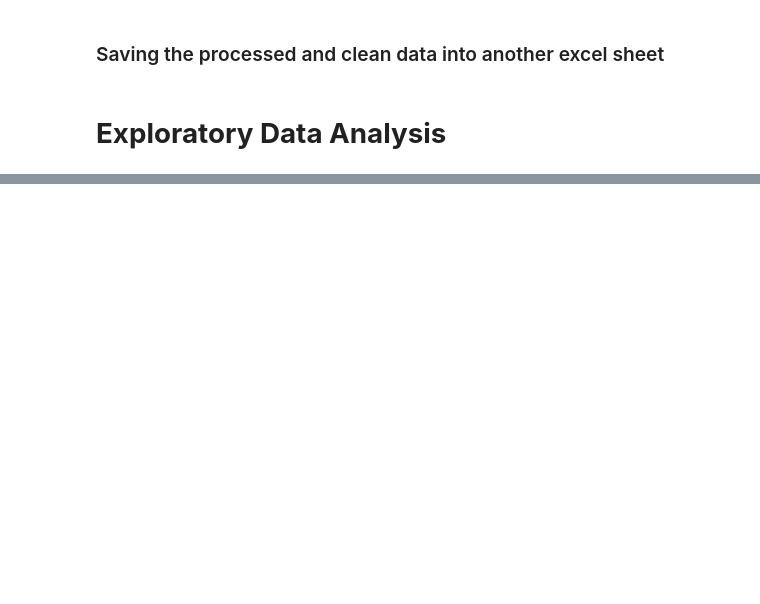
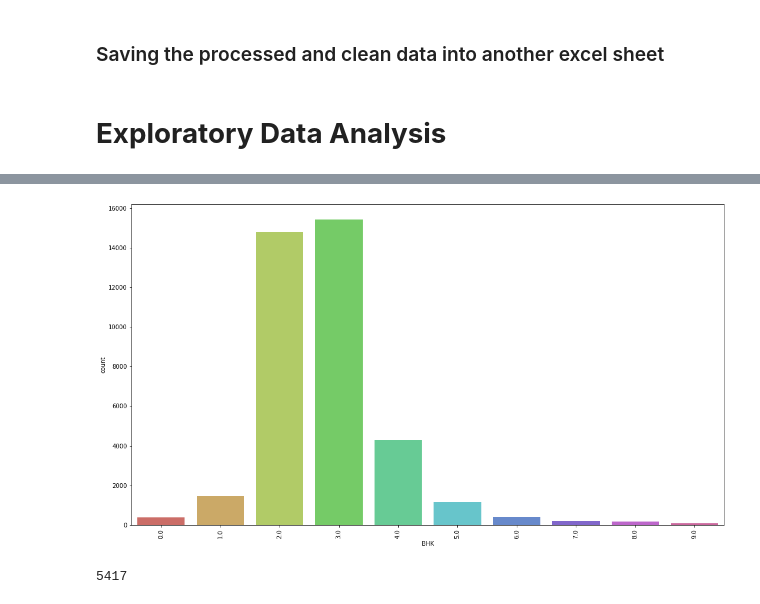
Before and after one commit to Radhika0806/HousePricePrediction, a Jupyter notebook: Bangalore House Price Prediction.ipynb, the cells around one changed output, grey strips where cells are left out. Drawn from its saved outputs; the diff is of its cells as text; code cells hidden in the pictures; blank space fills up the shorter version.

```diff
--- a/Bangalore House Price Prediction.ipynb
+++ b/Bangalore House Price Prediction.ipynb
@@ -257,6 +280,8 @@ df.drop('title', axis=1, inplace=True)
 # %%
 def extract_size(space_value):
-    if 'BHK' in space_value:
+    if '+' in space_value:
+        return '6+'
+    elif 'BHK' in space_value:
         size = space_value.split(' ')[0]
         if size.isdigit():
             return int(size)
@@ -272,10 +297,10 @@ def extract_size(space_value):
         return 'Residential'
     elif 'Unknown' in space_value:
         return 'Unknown'
-    elif '+ ' in space_value:
-        return '6+'
+    elif 'Plot' in space_value:
+        return 'Plot'
     else:
         return 0
 # %%
-df['BHK'] = df['space'].apply(extract_size)
+dataFrame['BHK'] = dataFrame['space'].apply(extract_size).astype('str')
 # %%
@@ -312,0 +325,4 @@ plt.show()
+# %%
+values_to_drop = ['Residential', 'Unknown', 'Plot', '6+']
+dataFrame = dataFrame[~dataFrame['BHK'].isin(values_to_drop)]
+dataFrame.reset_index(drop=True, inplace=True)
@@ -312,0 +344,2 @@ plt.show()
+# %%
+dataFrame['BHK'] = dataFrame['BHK'].astype('float64')
@@ -312,0 +363,7 @@ plt.show()
+# %%
+plt.figure(figsize=(18,10))
+sns.countplot('BHK', data = dataFrame, palette = 'hls')
+plt.xticks(rotation = 90)
+plt.show()
+# %% [output]
+[figure, added]
@@ -312,0 +372,4 @@ plt.show()
+# %%
+len(df1.locality.unique())
+# %% [output]
+5417
```
Also changed, not shown: parts of 31 cells of this notebook.
